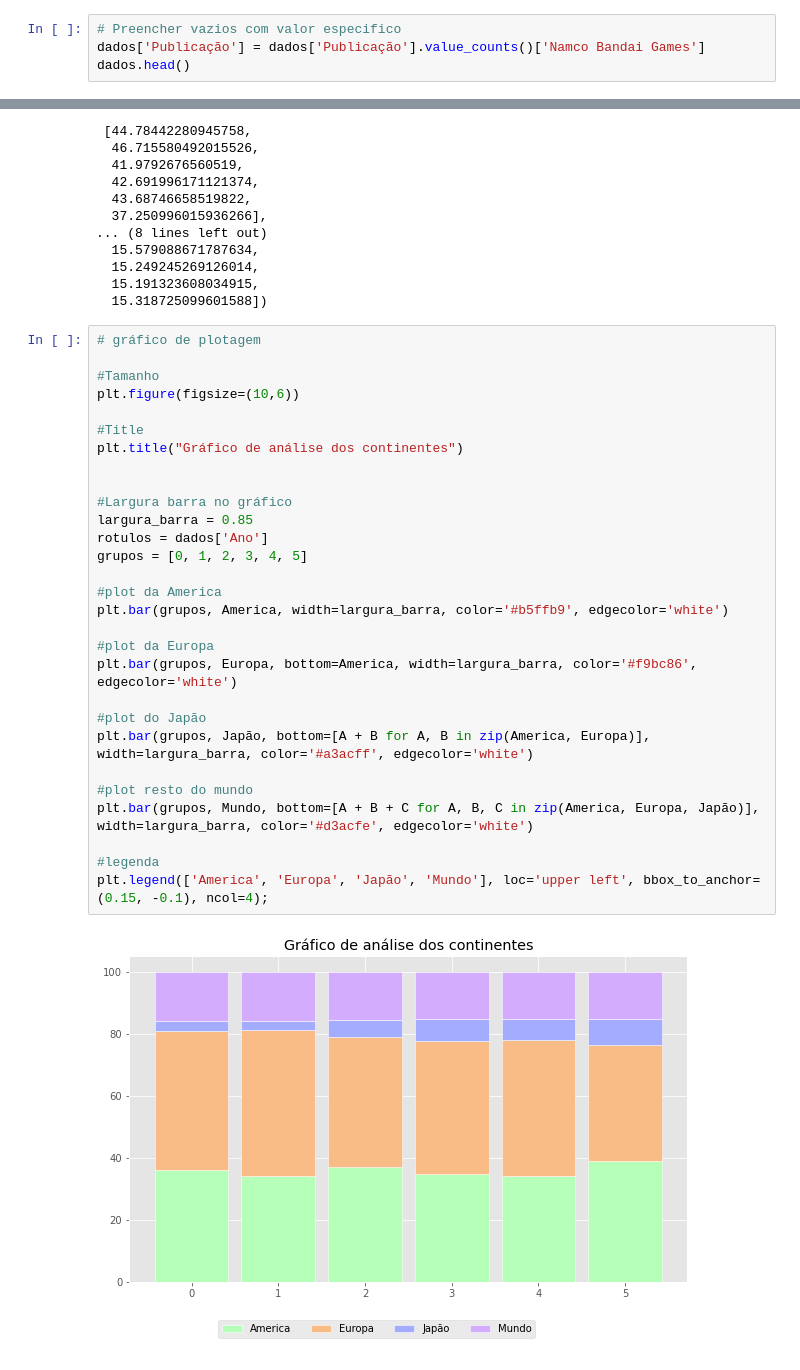
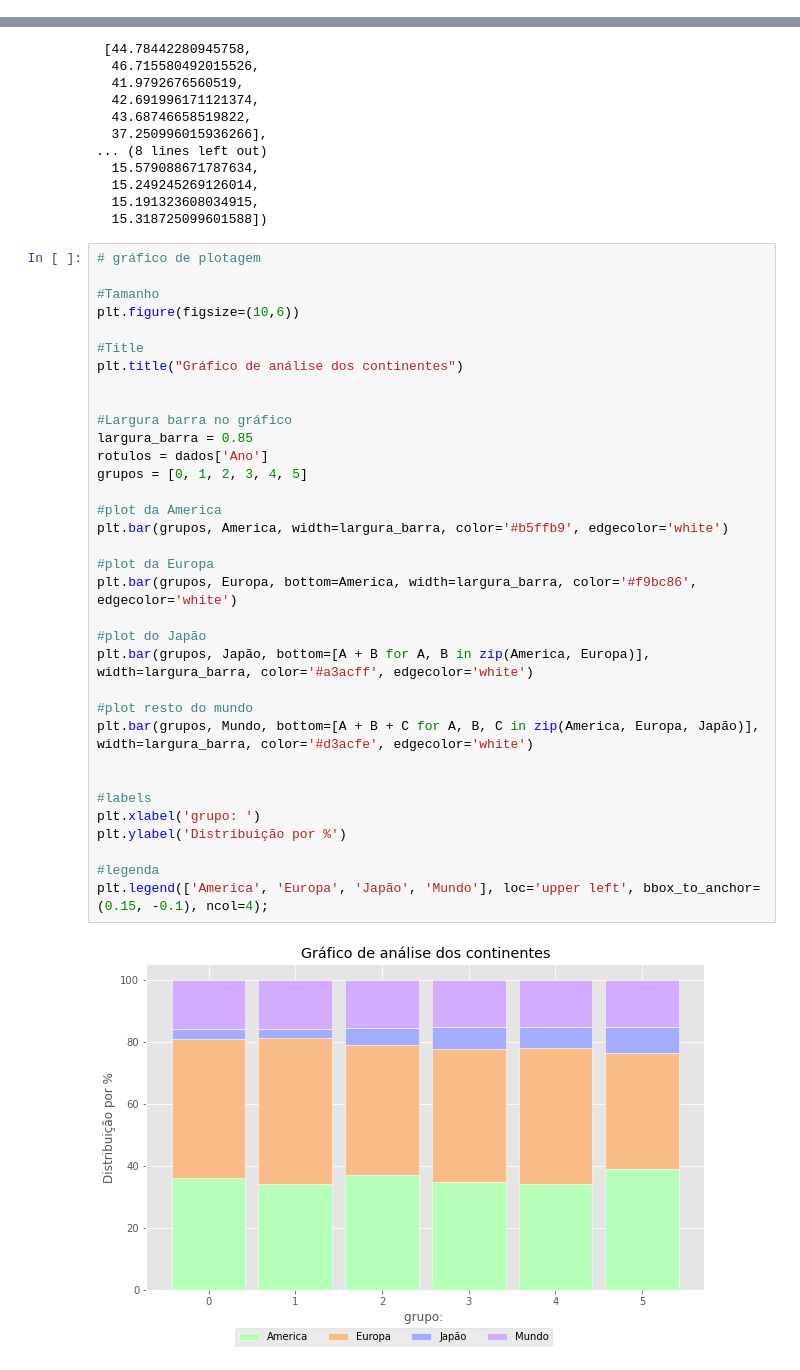
Before and after one commit to isaacuchoa/game_sales, a Jupyter notebook: games.ipynb, the cells around one changed output, grey strips where cells are left out. Drawn from its saved outputs; the diff is of its cells as text.

```diff
--- a/games.ipynb
+++ b/games.ipynb
@@ -110,4 +92,0 @@ Name: Publicação, Length: 152, dtype: int64
-# %%
-# Preencher vazios com valor especifico
-dados['Publicação'] = dados['Publicação'].value_counts()['Namco Bandai Games']
-dados.head()
@@ -244,31 +216,36 @@ America, Europa, Japão, Mundo
 # %%
 # gráfico de plotagem
 
 #Tamanho
 plt.figure(figsize=(10,6))
 
 #Title
 plt.title("Gráfico de análise dos continentes")
 
 
 #Largura barra no gráfico
 largura_barra = 0.85
 rotulos = dados['Ano']
 grupos = [0, 1, 2, 3, 4, 5]
 
 #plot da America
 plt.bar(grupos, America, width=largura_barra, color='#b5ffb9', edgecolor='white')
 
 #plot da Europa
 plt.bar(grupos, Europa, bottom=America, width=largura_barra, color='#f9bc86', edgecolor='white')
 
 #plot do Japão
 plt.bar(grupos, Japão, bottom=[A + B for A, B in zip(America, Europa)], width=largura_barra, color='#a3acff', edgecolor='white')
 
 #plot resto do mundo
 plt.bar(grupos, Mundo, bottom=[A + B + C for A, B, C in zip(America, Europa, Japão)], width=largura_barra, color='#d3acfe', edgecolor='white')
 
+
+#labels
+plt.xlabel('grupo: ')
+plt.ylabel('Distribuição por %')
+
 #legenda
 plt.legend(['America', 'Europa', 'Japão', 'Mundo'], loc='upper left', bbox_to_anchor=(0.15, -0.1), ncol=4);
 # %% [output]
-[figure, old version]
+[figure, new version]
```
Also changed, not shown: parts of 12 cells of this notebook.
